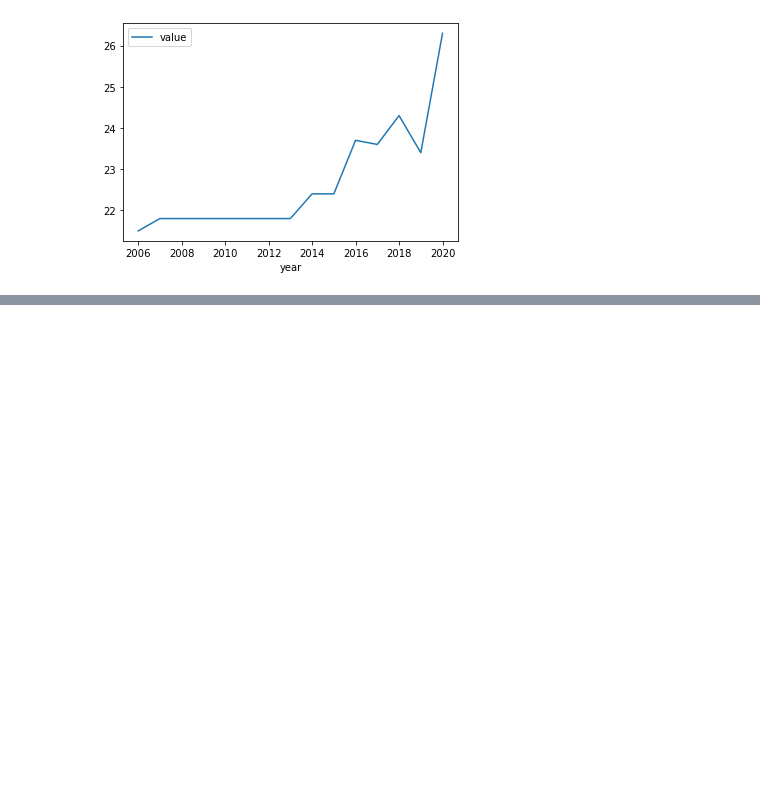
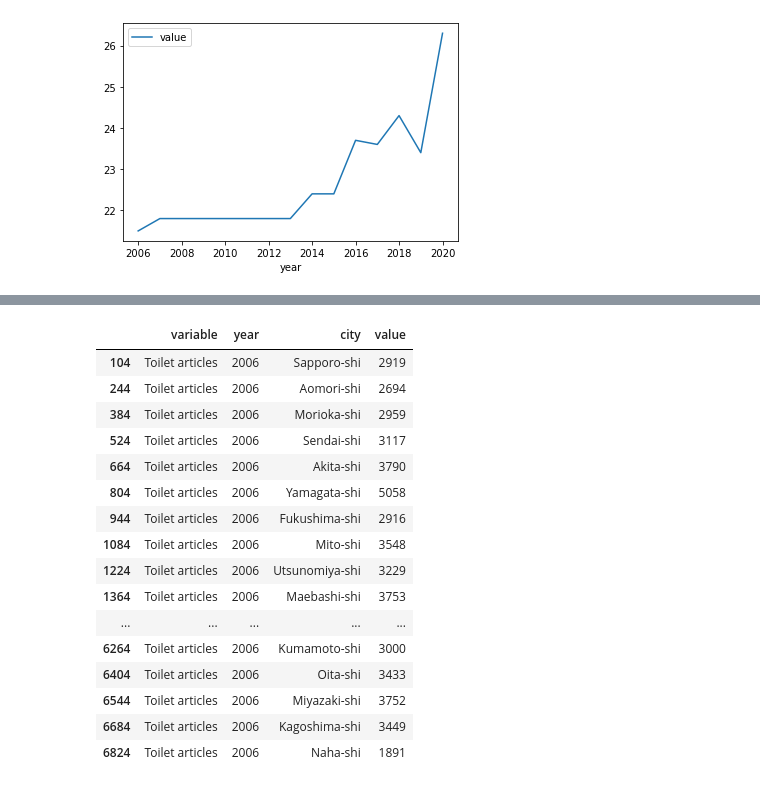
Before and after one commit to dgg32/japan_under_corona, a Jupyter notebook: income.ipynb, the cells around one changed output, grey strips where cells are left out. Cells and saved outputs as stored; diff of their text form; code cells hidden in the pictures; blank space fills up the shorter version.

```diff
--- a/income.ipynb
+++ b/income.ipynb
@@ -170,0 +216,20 @@ df[(df["city"] == "Nagano-shi") & (df["variable"] == "Engel's coefficient (%)")]
+# %%
+df[df["variable"] == "Toilet articles"]
+# %% [output]
+|  | variable | year | city | value |
+| 104 | Toilet articles | 2006 | Sapporo-shi | 2919 |
+| 244 | Toilet articles | 2006 | Aomori-shi | 2694 |
+| 384 | Toilet articles | 2006 | Morioka-shi | 2959 |
+| 524 | Toilet articles | 2006 | Sendai-shi | 3117 |
+| 664 | Toilet articles | 2006 | Akita-shi | 3790 |
+| 804 | Toilet articles | 2006 | Yamagata-shi | 5058 |
+| 944 | Toilet articles | 2006 | Fukushima-shi | 2916 |
+| 1084 | Toilet articles | 2006 | Mito-shi | 3548 |
+| 1224 | Toilet articles | 2006 | Utsunomiya-shi | 3229 |
+| 1364 | Toilet articles | 2006 | Maebashi-shi | 3753 |
+| ... | ... | ... | ... | ... |
+| 6264 | Toilet articles | 2006 | Kumamoto-shi | 3000 |
+| 6404 | Toilet articles | 2006 | Oita-shi | 3433 |
+| 6544 | Toilet articles | 2006 | Miyazaki-shi | 3752 |
+| 6684 | Toilet articles | 2006 | Kagoshima-shi | 3449 |
+| 6824 | Toilet articles | 2006 | Naha-shi | 1891 |
```
Also changed, not shown: parts of 11 cells of this notebook, 6 other files.
